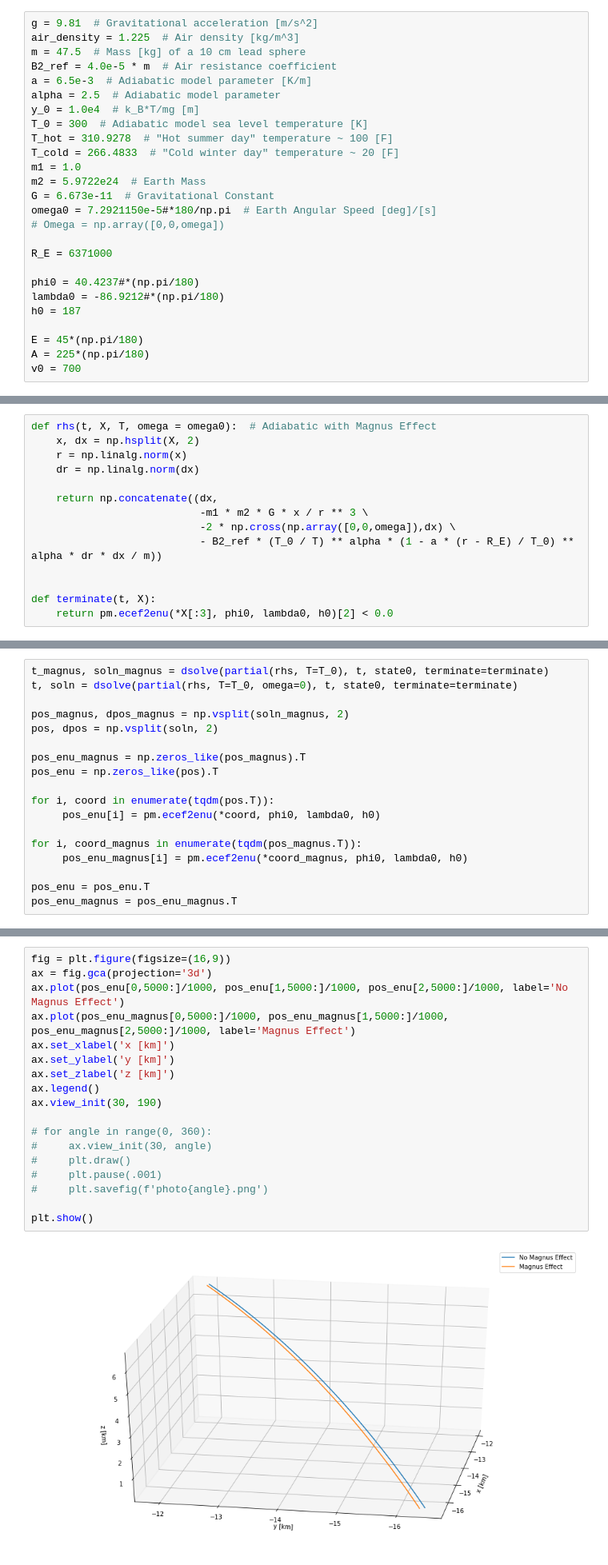
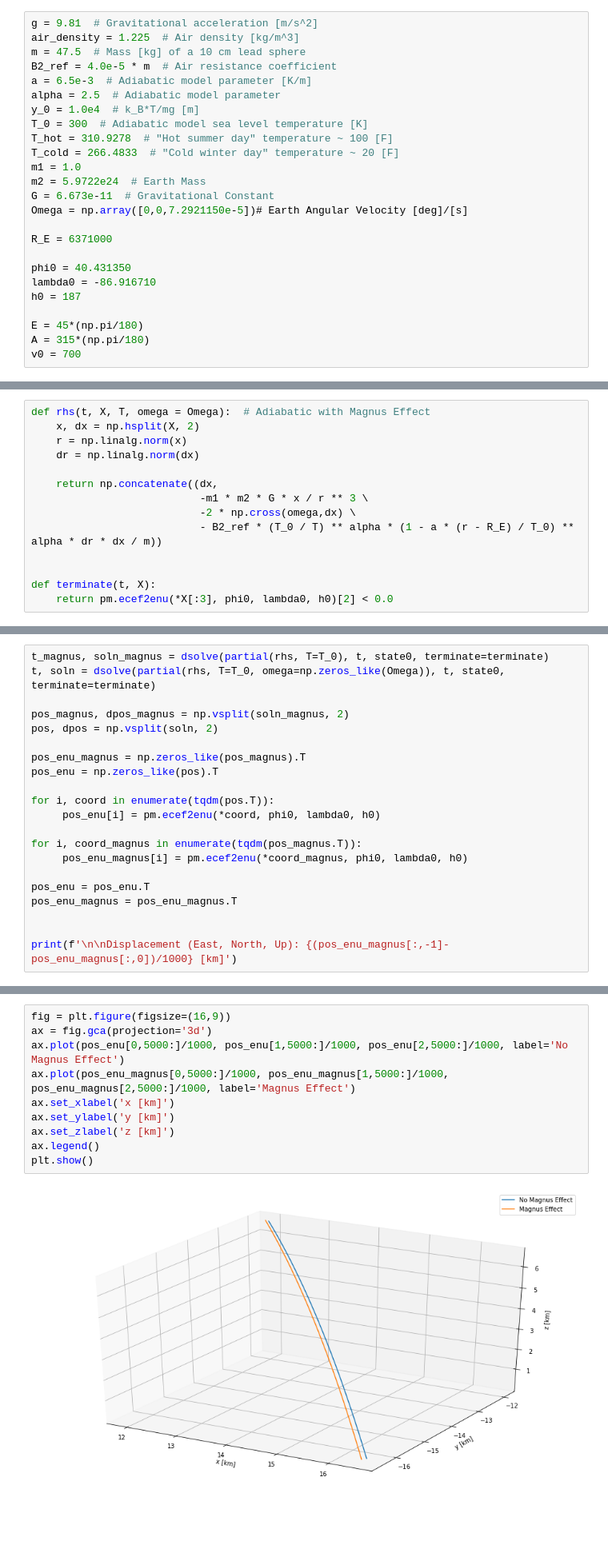
Before and after one commit to ethank5149/PurduePHYS580, a Jupyter notebook: Homework/HW1/HW1.ipynb, the cells around one changed output, grey strips where cells are left out. Shown at 80% size. Saved outputs shown, nothing was run; the diff lists cells and outputs as text; blank space fills up the shorter version.

```diff
--- a/Homework/HW1/HW1.ipynb
+++ b/Homework/HW1/HW1.ipynb
@@ -603,29 +570,28 @@ T_cold = 266.4833  # "Cold winter day" temperature ~ 20 [F]
 m1 = 1.0
 m2 = 5.9722e24  # Earth Mass
 G = 6.673e-11  # Gravitational Constant
-omega0 = 7.2921150e-5#*180/np.pi  # Earth Angular Speed [deg]/[s]
-# Omega = np.array([0,0,omega])
+Omega = np.array([0,0,7.2921150e-5])# Earth Angular Velocity [deg]/[s]
 
 R_E = 6371000
 
-phi0 = 40.4237#*(np.pi/180)
-lambda0 = -86.9212#*(np.pi/180)
+phi0 = 40.431350
+lambda0 = -86.916710
 h0 = 187
 
 E = 45*(np.pi/180)
-A = 225*(np.pi/180)
+A = 315*(np.pi/180)
 v0 = 700
 # %% [markdown]
 ## Function Definitions
 # %%
-def rhs(t, X, T, omega = omega0):  # Adiabatic with Magnus Effect
+def rhs(t, X, T, omega = Omega):  # Adiabatic with Magnus Effect
     x, dx = np.hsplit(X, 2)
     r = np.linalg.norm(x)
     dr = np.linalg.norm(dx)
 
     return np.concatenate((dx,
                            -m1 * m2 * G * x / r ** 3 \
-                           -2 * np.cross(np.array([0,0,omega]),dx) \
+                           -2 * np.cross(omega,dx) \
                            - B2_ref * (T_0 / T) ** alpha * (1 - a * (r - R_E) / T_0) ** alpha * dr * dx / m))
 
 
@@ -643,7 +609,7 @@ state0 = np.concatenate((pos0, dpos0))
 ## Part A
 # %%
 t_magnus, soln_magnus = dsolve(partial(rhs, T=T_0), t, state0, terminate=terminate)
-t, soln = dsolve(partial(rhs, T=T_0, omega=0), t, state0, terminate=terminate)
+t, soln = dsolve(partial(rhs, T=T_0, omega=np.zeros_like(Omega)), t, state0, terminate=terminate)
 
 pos_magnus, dpos_magnus = np.vsplit(soln_magnus, 2)
 pos, dpos = np.vsplit(soln, 2)
@@ -659,3 +625,6 @@ for i, coord_magnus in enumerate(tqdm(pos_magnus.T)):
 
 pos_enu = pos_enu.T
 pos_enu_magnus = pos_enu_magnus.T
+
+
+print(f'\n\nDisplacement (East, North, Up): {(pos_enu_magnus[:,-1]-pos_enu_magnus[:,0])/1000} [km]')
@@ -711,20 +680,12 @@ plt.show()
 # %%
 fig = plt.figure(figsize=(16,9))
 ax = fig.gca(projection='3d')
 ax.plot(pos_enu[0,5000:]/1000, pos_enu[1,5000:]/1000, pos_enu[2,5000:]/1000, label='No Magnus Effect')
 ax.plot(pos_enu_magnus[0,5000:]/1000, pos_enu_magnus[1,5000:]/1000, pos_enu_magnus[2,5000:]/1000, label='Magnus Effect')
 ax.set_xlabel('x [km]')
 ax.set_ylabel('y [km]')
 ax.set_zlabel('z [km]')
 ax.legend()
-ax.view_init(30, 190)
-
-# for angle in range(0, 360):
-#     ax.view_init(30, angle)
-#     plt.draw()
-#     plt.pause(.001)
-#     plt.savefig(f'photo{angle}.png')
-
 plt.show()
 # %% [output]
-[figure, old version]
+[figure, new version]
```
Also changed, not shown: parts of 16 cells of this notebook, 6 other files.
